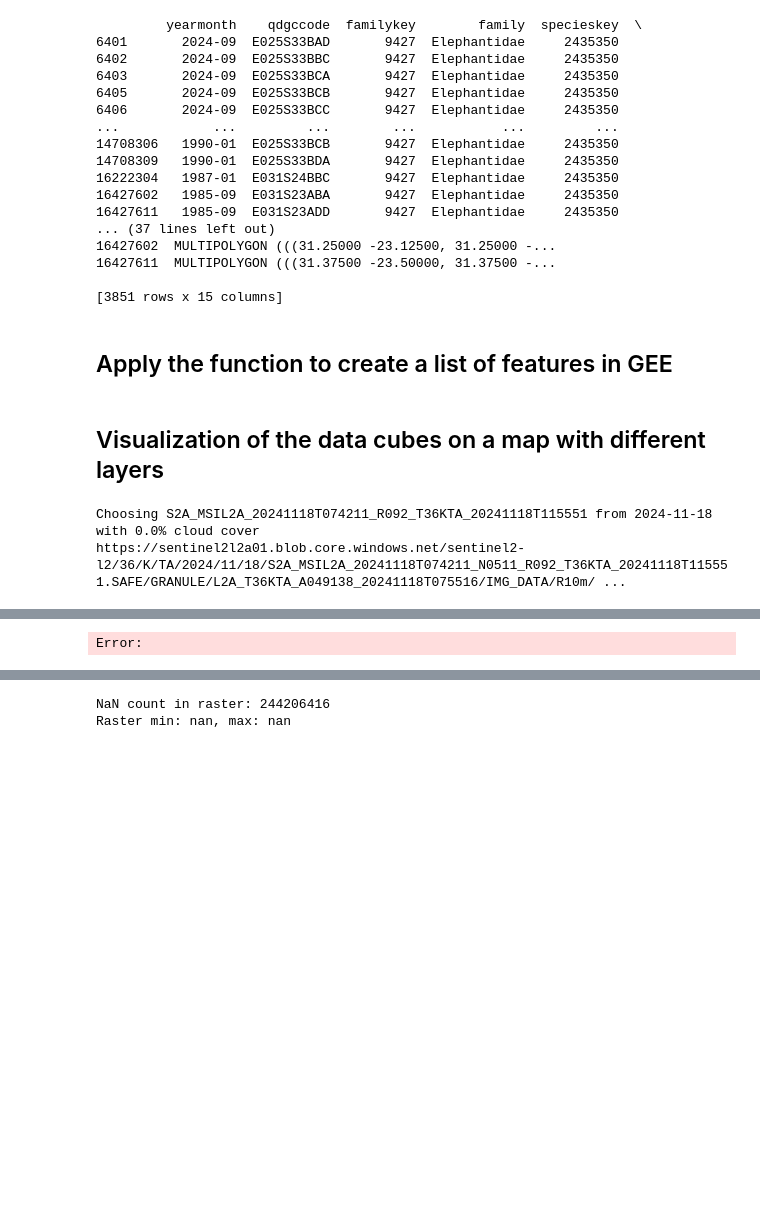
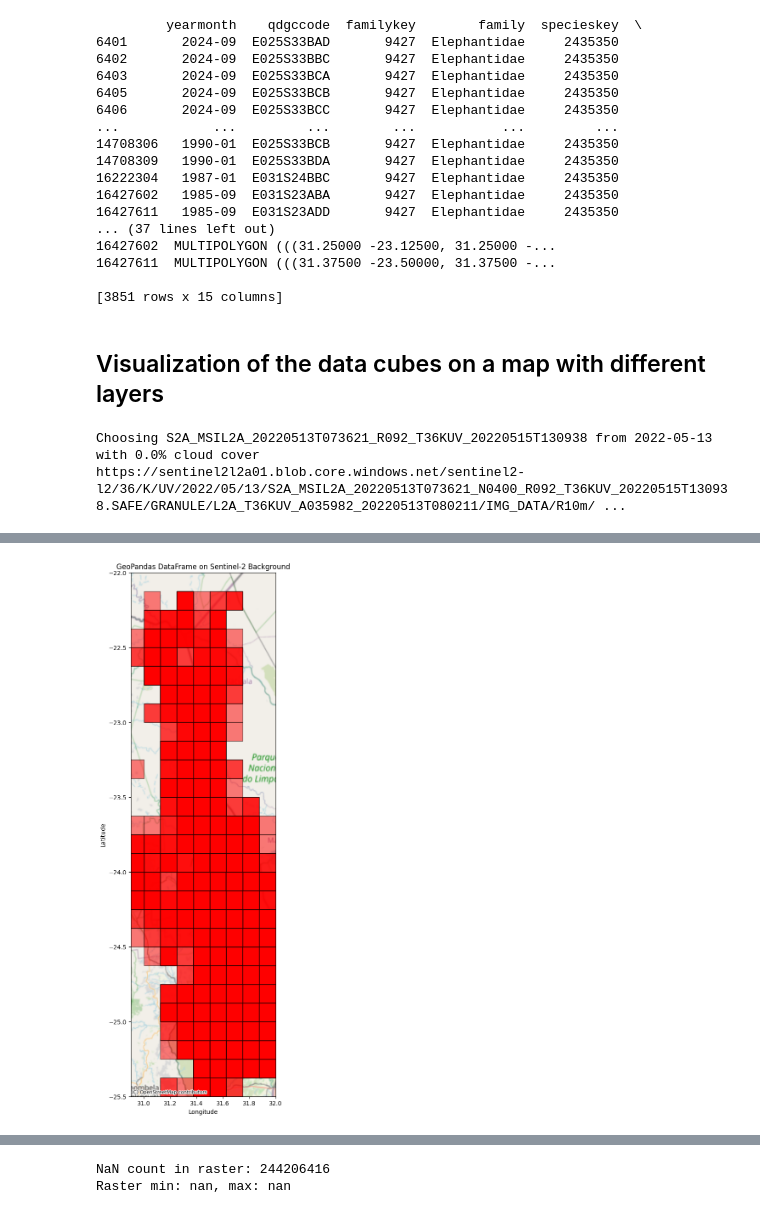
Before and after one commit to AgentschapPlantentuinMeise/DEMO_BioSpace25, a Jupyter notebook: DEMO_BioSpace25.ipynb, the cells around one changed output, grey strips where cells are left out. Cells and saved outputs as stored; diff of their text form; code cells hidden in the pictures; blank space fills up the shorter version.

Commit message:
Finally fixed the error

```diff
--- a/DEMO_BioSpace25.ipynb
+++ b/DEMO_BioSpace25.ipynb
@@ -199,2 +150,0 @@ del data
-# %% [markdown]
-## Apply the function to create a list of features in GEE
@@ -234,7 +186,7 @@ catalog = Client.open("https://planetarycomputer.microsoft.com/api/stac/v1", mod
 
 items = catalog.search(
     bbox=bbox,
-    datetime="2013-06-01/2024-11-19",  # Adjust date range as needed 11/18/2024
+    datetime="2013-06-01/2022-05-14",  # Adjust date range as needed 11/18/2024 05/13/2022
     query={"eo:cloud_cover": {"lt": 10}},  # Adjust cloud cover as needed
     collections=["sentinel-2-l2a"],
 ).items()
@@ -260,8 +212,8 @@ if max_val > 1:
     raster_data = raster_data / 255.0  # Convert to 0-1 range
 
 # Ensure the CRS is properly set
-filtered_gdf = filtered_gdf.to_crs("EPSG:3857")
-raster_data = raster_data.rio.reproject("EPSG:3857")
+#filtered_gdf = filtered_gdf.to_crs("EPSG:3857")
+#raster_data = raster_data.rio.reproject("EPSG:3857")
 
 # 5. Plot the Data
 fig, ax = plt.subplots(figsize=(20, 16))
@@ -282,7 +234,7 @@ filtered_gdf.plot(ax=ax, color="red", edgecolor="black", linewidth=1, alpha=0.5)
 ax.set_xlim(bbox[0], bbox[2])
 ax.set_ylim(bbox[1], bbox[3])
 
-ctx.add_basemap(ax, source=ctx.providers.OpenStreetMap.Mapnik, crs="EPSG:3857")
+ctx.add_basemap(ax, source=ctx.providers.OpenStreetMap.Mapnik, crs="EPSG:4326")
 
 
 # Labels and Title
@@ -293,5 +245,5 @@ plt.ylabel("Latitude")
 # Show the Plot
 plt.show()
 # %% [output]
-Choosing S2A_MSIL2A_20241118T074211_R092_T36KTA_20241118T115551 from 2024-11-18 with 0.0% cloud cover
-https://sentinel2l2a01.blob.core.windows.net/sentinel2-l2/36/K/TA/2024/11/18/S2A_MSIL2A_20241118T074211_N0511_R092_T36KTA_20241118T115551.SAFE/GRANULE/L2A_T36KTA_A049138_20241118T075516/IMG_DATA/R10m/ ...
+Choosing S2A_MSIL2A_20220513T073621_R092_T36KUV_20220515T130938 from 2022-05-13 with 0.0% cloud cover
+https://sentinel2l2a01.blob.core.windows.net/sentinel2-l2/36/K/UV/2022/05/13/S2A_MSIL2A_20220513T073621_N0400_R092_T36KUV_20220515T130938.SAFE/GRANULE/L2A_T36KUV_A035982_20220513T080211/IMG_DATA/R10m/ ...
@@ -299,4 +250,4 @@ WARNING:Clipping input data to the valid range for imshow with RGB data ([0..1]
-Error:
+[figure, added]
 # %%
 # 5. Plot the Data
 fig, ax = plt.subplots(figsize=(20, 16))
```
Also changed, not shown: parts of 14 cells of this notebook.
